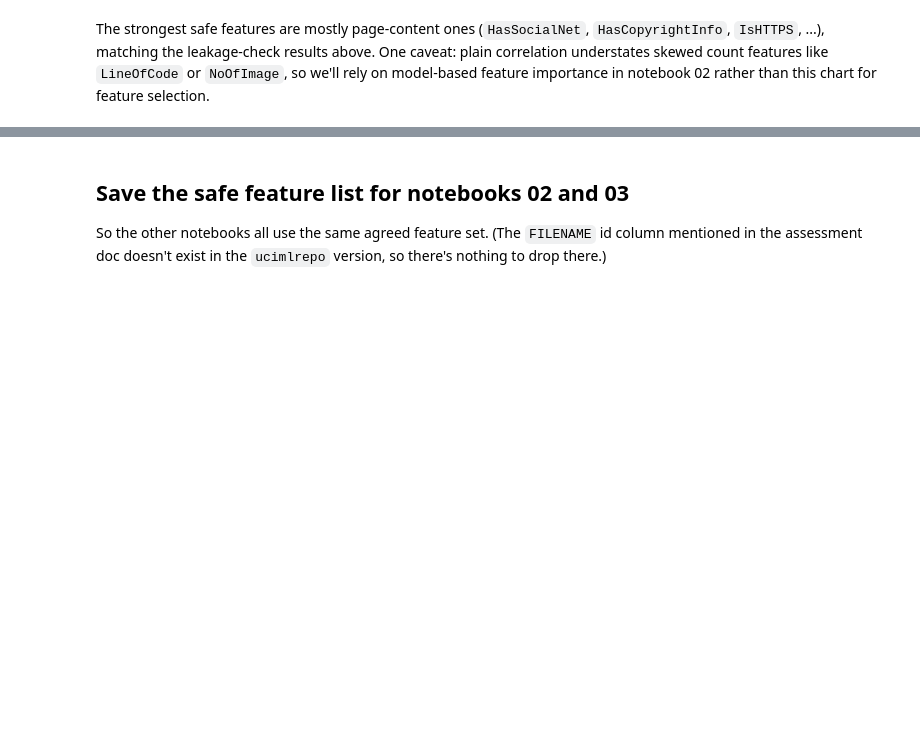
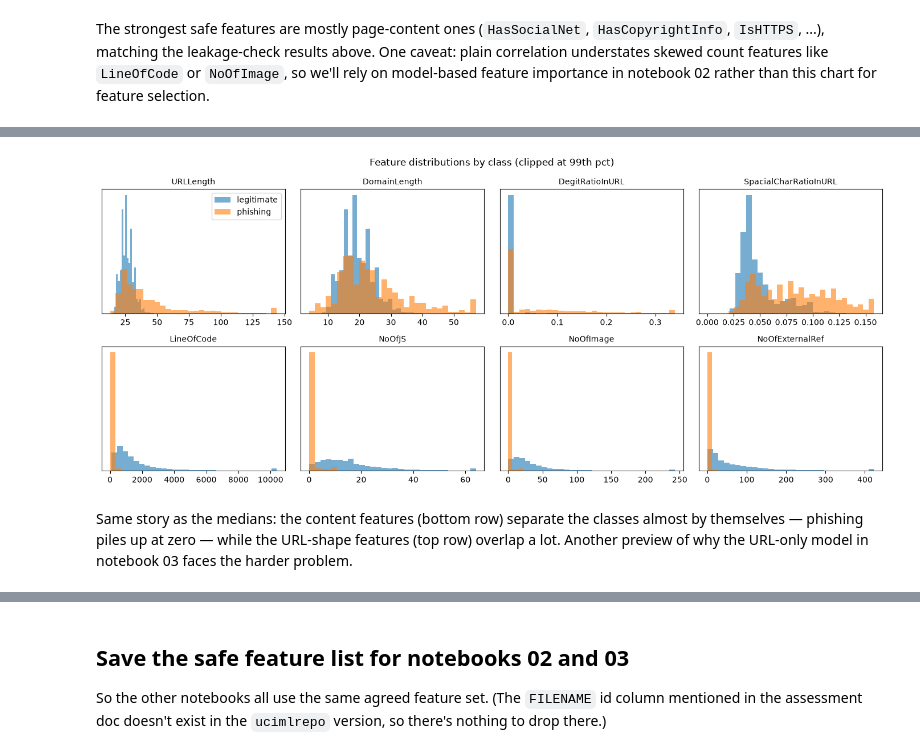
Before and after one commit to jjusticeusd/AAI-501-Final-Team-Project-Group2, a Jupyter notebook: code/01.ipynb, the cells around one changed output, grey strips where cells are left out. Cells and saved outputs as stored; diff of their text form; code cells hidden in the pictures; blank space fills up the shorter version.

Commit message:
Add feature distributions and correlation checks to 01 notebook

```diff
--- a/code/01.ipynb
+++ b/code/01.ipynb
@@ -401,0 +446,45 @@ chart for feature selection.
+# %%
+feats = [
+    "URLLength",
+    "DomainLength",
+    "DegitRatioInURL",
+    "SpacialCharRatioInURL",
+    "LineOfCode",
+    "NoOfJS",
+    "NoOfImage",
+    "NoOfExternalRef",
+]
+
+fig, axes = plt.subplots(2, 4, figsize=(14, 6))
+for ax, col in zip(axes.flat, feats):
+    # clip extreme outliers so the plots stay readable
+    clipped = df[col].clip(upper=df[col].quantile(0.99))
+    ax.hist(
+        clipped[y == 1],
+        bins=30,
+        alpha=0.6,
+        color="tab:blue",
+        density=True,
+        label="legitimate",
+    )
+    ax.hist(
+        clipped[y == 0],
+        bins=30,
+        alpha=0.6,
+        color="tab:orange",
+        density=True,
+        label="phishing",
+    )
+    ax.set_title(col, fontsize=10)
+    ax.set_yticks([])
+axes[0, 0].legend()
+fig.suptitle("Feature distributions by class (clipped at 99th pct)")
+plt.tight_layout()
+plt.show()
+# %% [output]
+[figure, added]
+# %% [markdown]
+Same story as the medians: the content features (bottom row) separate
+the classes almost by themselves — phishing piles up at zero — while
+the URL-shape features (top row) overlap a lot. Another preview of why
+the URL-only model in notebook 03 faces the harder problem.
```
Also changed, not shown: parts of 9 cells of this notebook.
